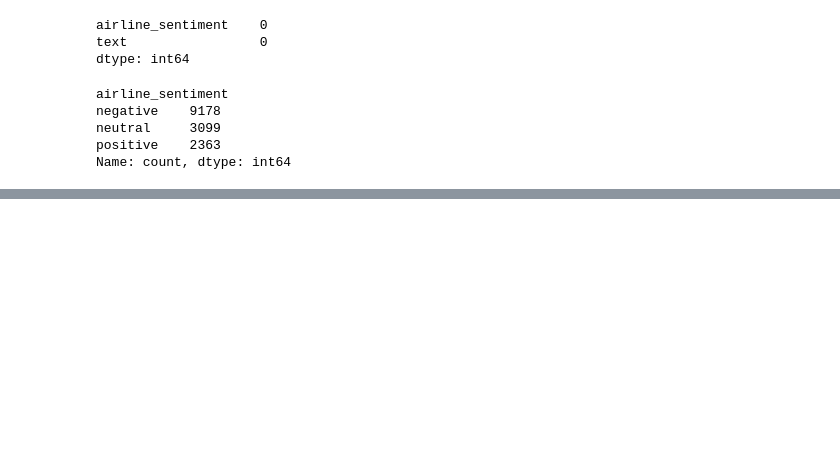
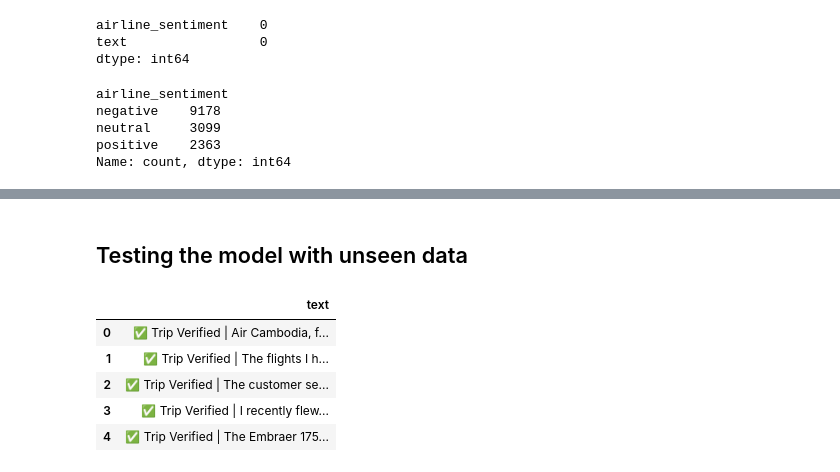
Before and after one commit to Mortti11/Advanced_Machine_Learning, a Jupyter notebook: NLP/Naive-Bayes-classification.ipynb, the cells around one changed output, grey strips where cells are left out. Cells and saved outputs as stored; diff of their text form; code cells hidden in the pictures; blank space fills up the shorter version.

```diff
--- a/NLP/Naive-Bayes-classification.ipynb
+++ b/NLP/Naive-Bayes-classification.ipynb
@@ -260,0 +223,32 @@ negative
+# %% [markdown]
+## Testing the model with unseen data
+# %%
+import requests
+from bs4 import BeautifulSoup
+
+url = "https://www.airlinequality.com/"
+headers = {
+    "User-Agent": "Mozilla/5.0"
+}
+response = requests.get(url, headers=headers)
+soup = BeautifulSoup(response.text, "html.parser")
+
+# Finding all reviews for the airline
+review_divs = soup.find_all("div", class_="text_content")
+
+# Collecting all reviews into a list
+all_reviews = []
+for div in review_divs:
+    review_text = div.get_text(strip=True)
+    all_reviews.append(review_text)
+
+# Convert to DataFrame
+unseen_data = pd.DataFrame(all_reviews, columns=["text"])
+unseen_data.head()
+# %% [output]
+|  | text |
+| 0 | ✅ Trip Verified | Air Cambodia, f... |
+| 1 | ✅ Trip Verified | The flights I h... |
+| 2 | ✅ Trip Verified | The customer se... |
+| 3 | ✅ Trip Verified | I recently flew... |
+| 4 | ✅ Trip Verified | The Embraer 175... |
```
Also changed, not shown: parts of 35 cells of this notebook, 8 other files.
